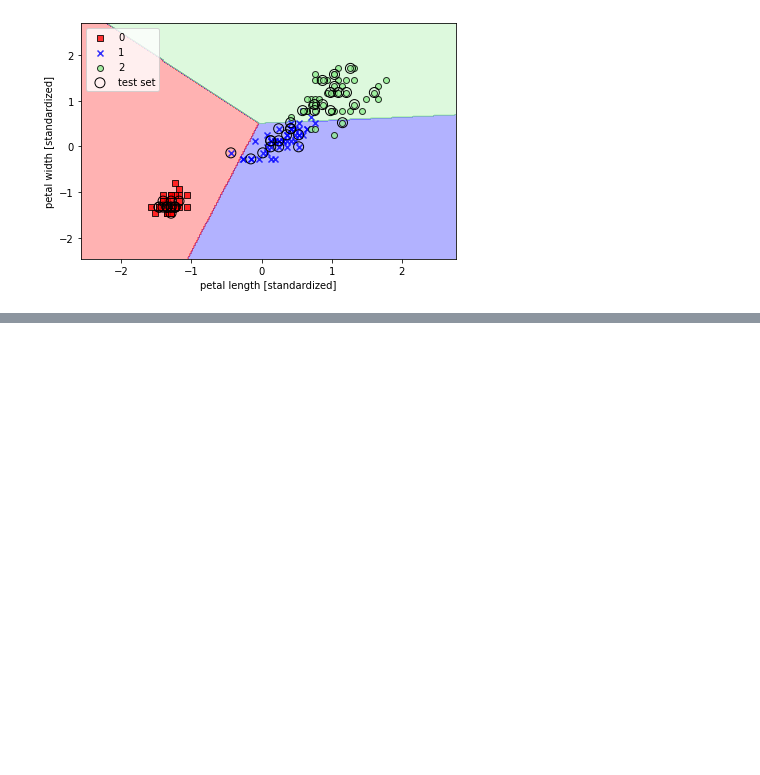
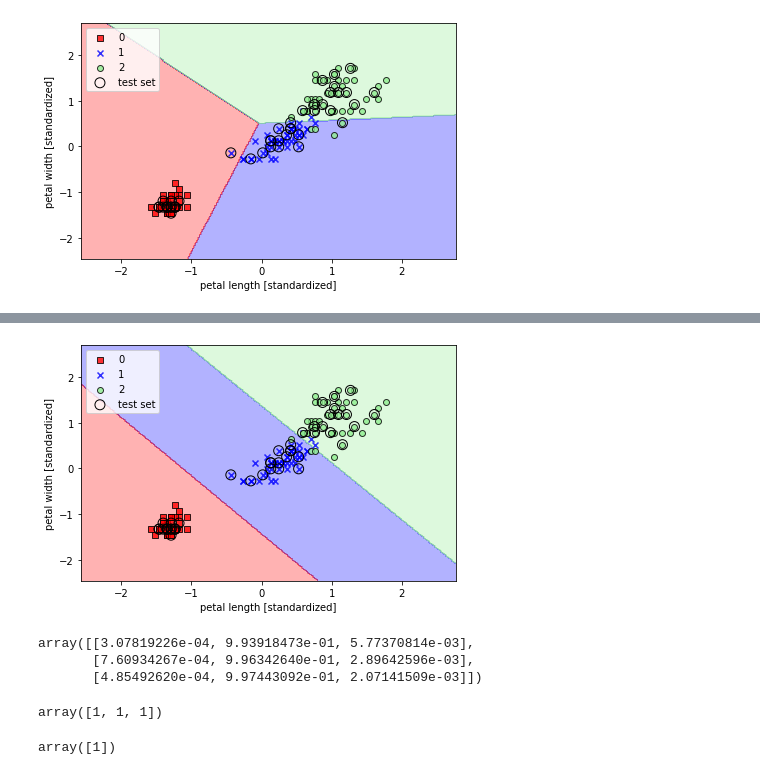
Before and after one commit to sekinem/python-machine-learning, a Jupyter notebook: chapter03/ch03.ipynb, the cells around one changed output, grey strips where cells are left out. Cells and saved outputs as stored; diff of their text form; code cells hidden in the pictures; blank space fills up the shorter version.

```diff
--- a/chapter03/ch03.ipynb
+++ b/chapter03/ch03.ipynb
@@ -105,0 +212,27 @@ plt.show()
+# %%
+lr_multinomial = LogisticRegression(C=100.0, random_state=1, solver='lbfgs', multi_class='multinomial')
+lr_multinomial.fit(X_train_std, y_train)
+
+plot_decision_regions(X_combined_std, y_combined_std, classifier=lr_multinomial,
+                     test_idx=range(105, 150))
+plt.xlabel('petal length [standardized]')
+plt.ylabel('petal width [standardized]')
+plt.legend(loc='upper left')
+plt.tight_layout()
+plt.show()
+# %% [output]
+[figure, added]
+# %%
+lr_ovr.predict_proba(X_test_std[:3])
+# %% [output]
+array([[3.07819226e-04, 9.93918473e-01, 5.77370814e-03],
+       [7.60934267e-04, 9.96342640e-01, 2.89642596e-03],
+       [4.85492620e-04, 9.97443092e-01, 2.07141509e-03]])
+# %%
+lr_ovr.predict(X_test_std[:3])
+# %% [output]
+array([1, 1, 1])
+# %%
+lr_ovr.predict(X_test_std[0].reshape(1, -1))
+# %% [output]
+array([1])
```
Also changed, not shown: parts of 5 cells of this notebook.
